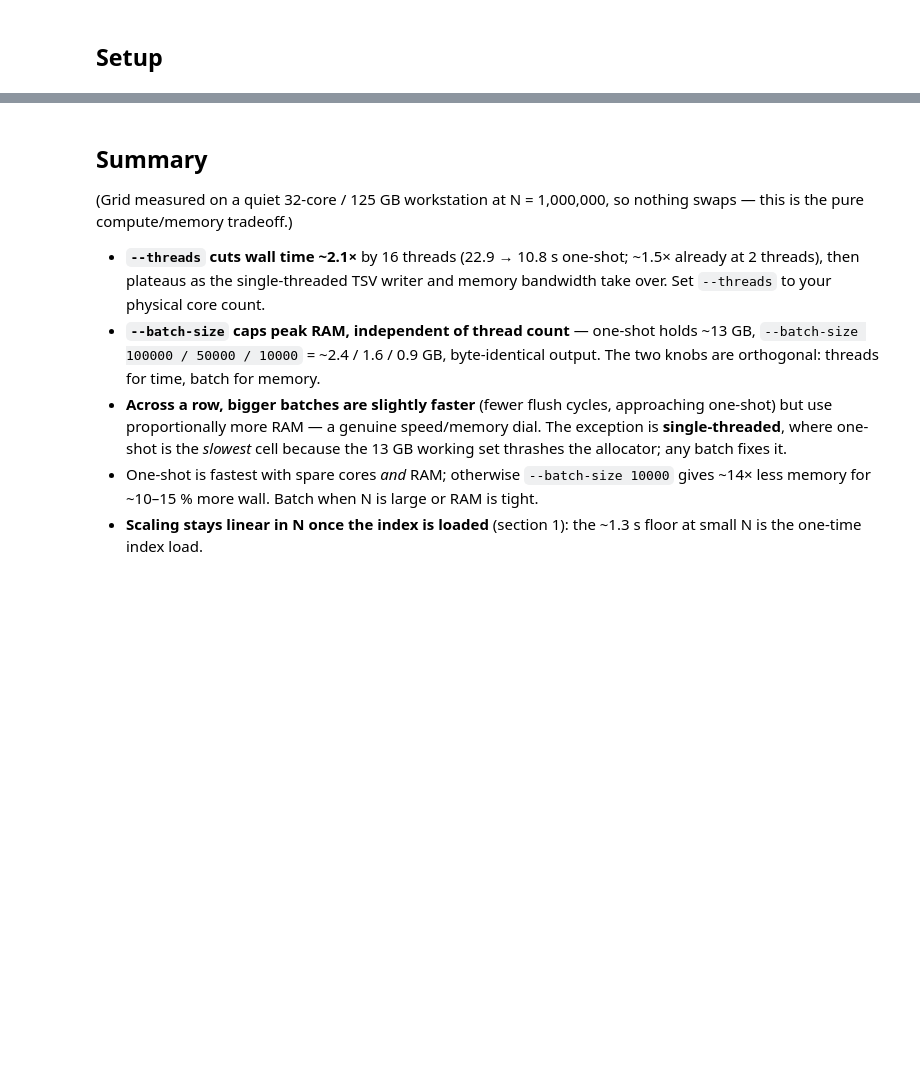
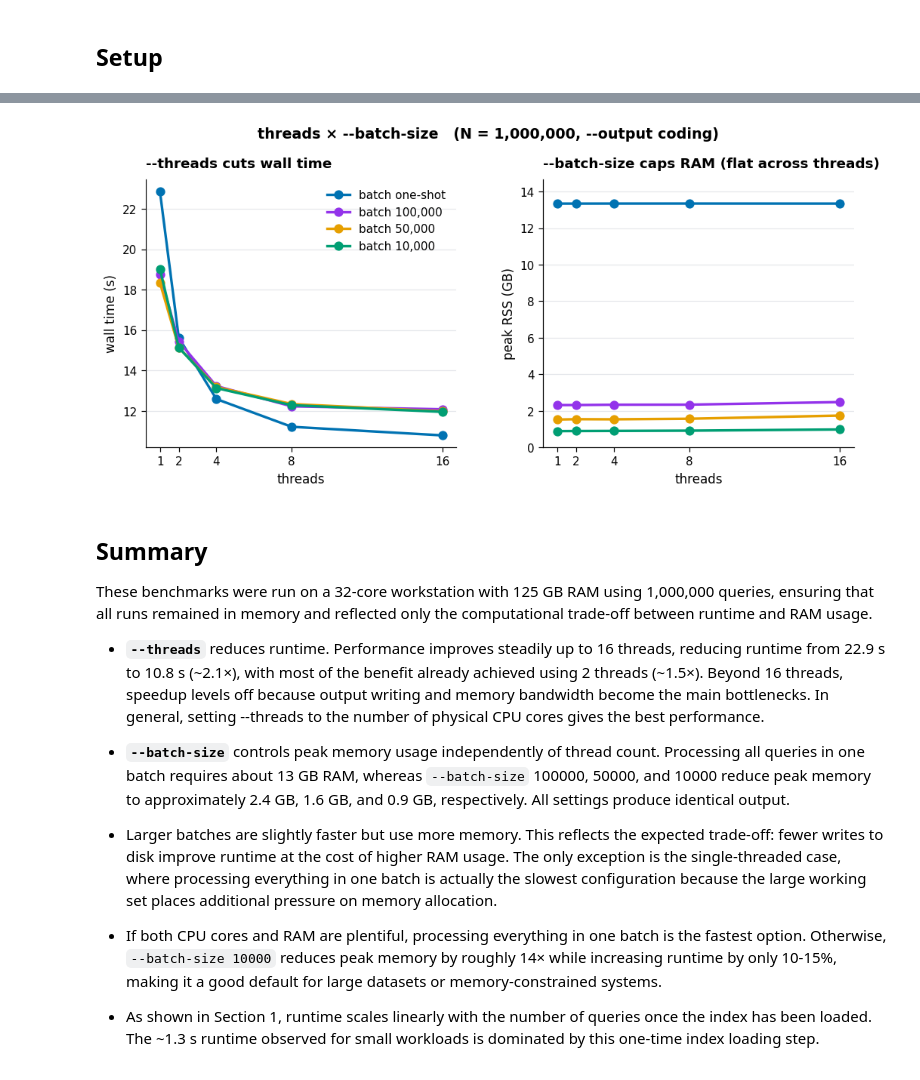
Before and after one commit to SotoLF/fastCDS, a Jupyter notebook: reproduce_paper/notebooks/scaling_and_ram.ipynb, the cells around one changed output, grey strips where cells are left out. Cells and saved outputs as stored; diff of their text form; code cells hidden in the pictures; blank space fills up the shorter version.

```diff
--- a/reproduce_paper/notebooks/scaling_and_ram.ipynb
+++ b/reproduce_paper/notebooks/scaling_and_ram.ipynb
@@ -216,48 +186,42 @@ print(g.pivot_table(index="threads", columns="batch_label", values="peak_rss_gb"
 # %%
+g = pd.read_csv(GRID, sep="\t")
+g["peak_rss_gb"] = g["peak_rss_mb"] / 1024
+
 fig, ax = plt.subplots(1, 2, figsize=(11, 4.2),
                        gridspec_kw={'wspace': 0.28})
 # colour by batch size; show whichever batch labels are present
-palette = [COLORS['fastCDS'], '#9333ea', COLORS['transvar'], COLORS['good']]
+palette = [COLORS['fastCDS'], '#9333ea', COLORS['accent'], COLORS['good']]
 order = [b for b in ["one-shot", "100,000", "50,000", "10,000"]
          if b in set(g.batch_label)]
 cmap = {lab: palette[i] for i, lab in enumerate(order)}
 xt = sorted(g.threads.unique())
 for lab in order:
     s = g[g.batch_label == lab].sort_values("threads")
     ax[0].plot(s.threads, s.wall_s, "o-", color=cmap[lab], lw=2.2,
                markersize=7, label=f"batch {lab}")
     ax[1].plot(s.threads, s.peak_rss_gb, "o-", color=cmap[lab], lw=2.2,
                markersize=7, label=f"batch {lab}")
 ax[0].set_xlabel("threads"); ax[0].set_ylabel("wall time (s)")
 ax[0].set_title("--threads cuts wall time", loc="left")
 ax[0].set_xticks(xt); ax[0].legend()
 ax[1].set_xlabel("threads"); ax[1].set_ylabel("peak RSS (GB)")
 ax[1].set_title("--batch-size caps RAM (flat across threads)", loc="left")
 ax[1].set_xticks(xt); ax[1].set_ylim(0, g.peak_rss_gb.max() * 1.1)
 fig.suptitle(f"threads × --batch-size   (N = 1,000,000, --output coding)",
              fontsize=12.5, fontweight='semibold', y=1.03)
 fig.tight_layout()
 fig.savefig(DATA / "Figure_S2C_threads_batch.png", bbox_inches="tight")
 plt.show()
+# %% [output]
+[figure, added]
 # %% [markdown]
 ## Summary
 
-(Grid measured on a quiet 32-core / 125 GB workstation at N = 1,000,000, so
-nothing swaps — this is the pure compute/memory tradeoff.)
+These benchmarks were run on a 32-core workstation with 125 GB RAM using 1,000,000 queries, ensuring that all runs remained in memory and reflected only the computational trade-off between runtime and RAM usage.
 
-- **`--threads` cuts wall time ~2.1×** by 16 threads (22.9 → 10.8 s one-shot;
-  ~1.5× already at 2 threads), then plateaus as the single-threaded TSV writer
-  and memory bandwidth take over. Set `--threads` to your physical core count.
-- **`--batch-size` caps peak RAM, independent of thread count** — one-shot holds
-  ~13 GB, `--batch-size 100000 / 50000 / 10000` = ~2.4 / 1.6 / 0.9 GB,
-  byte-identical output. The two knobs are orthogonal: threads for time, batch
-  for memory.
-- **Across a row, bigger batches are slightly faster** (fewer flush cycles,
-  approaching one-shot) but use proportionally more RAM — a genuine speed/memory
-  dial. The exception is **single-threaded**, where one-shot is the *slowest*
-  cell because the 13 GB working set thrashes the allocator; any batch fixes it.
-- One-shot is fastest with spare cores *and* RAM; otherwise
-  `--batch-size 10000` gives ~14× less memory for ~10–15 % more wall. Batch when
-  N is large or RAM is tight.
-- **Scaling stays linear in N once the index is loaded** (section 1): the ~1.3 s
-  floor at small N is the one-time index load.
+- **`--threads`** reduces runtime. Performance improves steadily up to 16 threads, reducing runtime from 22.9 s to 10.8 s (~2.1×), with most of the benefit already achieved using 2 threads (~1.5×). Beyond 16 threads, speedup levels off because output writing and memory bandwidth become the main bottlenecks. In general, setting --threads to the number of physical CPU cores gives the best performance.
+
+- **`--batch-size`** controls peak memory usage independently of thread count. Processing all queries in one batch requires about 13 GB RAM, whereas `--batch-size` 100000, 50000, and 10000 reduce peak memory to approximately 2.4 GB, 1.6 GB, and 0.9 GB, respectively. All settings produce identical output.
+- Larger batches are slightly faster but use more memory. This reflects the expected trade-off: fewer writes to disk improve runtime at the cost of higher RAM usage. The only exception is the single-threaded case, where processing everything in one batch is actually the slowest configuration because the large working set places additional pressure on memory allocation.
+- If both CPU cores and RAM are plentiful, processing everything in one batch is the fastest option. Otherwise, `--batch-size 10000` reduces peak memory by roughly 14× while increasing runtime by only 10-15%, making it a good default for large datasets or memory-constrained systems.
+- As shown in Section 1, runtime scales linearly with the number of queries once the index has been loaded. The ~1.3 s runtime observed for small workloads is dominated by this one-time index loading step.
```
Also changed, not shown: parts of 8 cells of this notebook, 33 other files.
